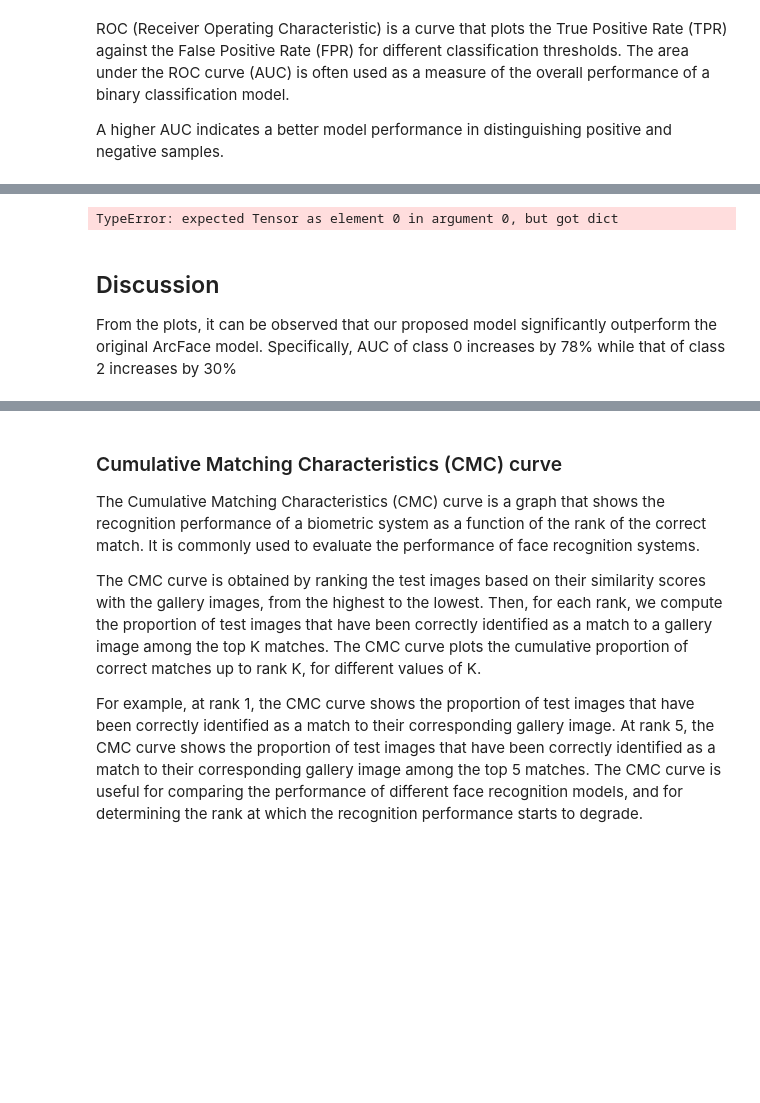
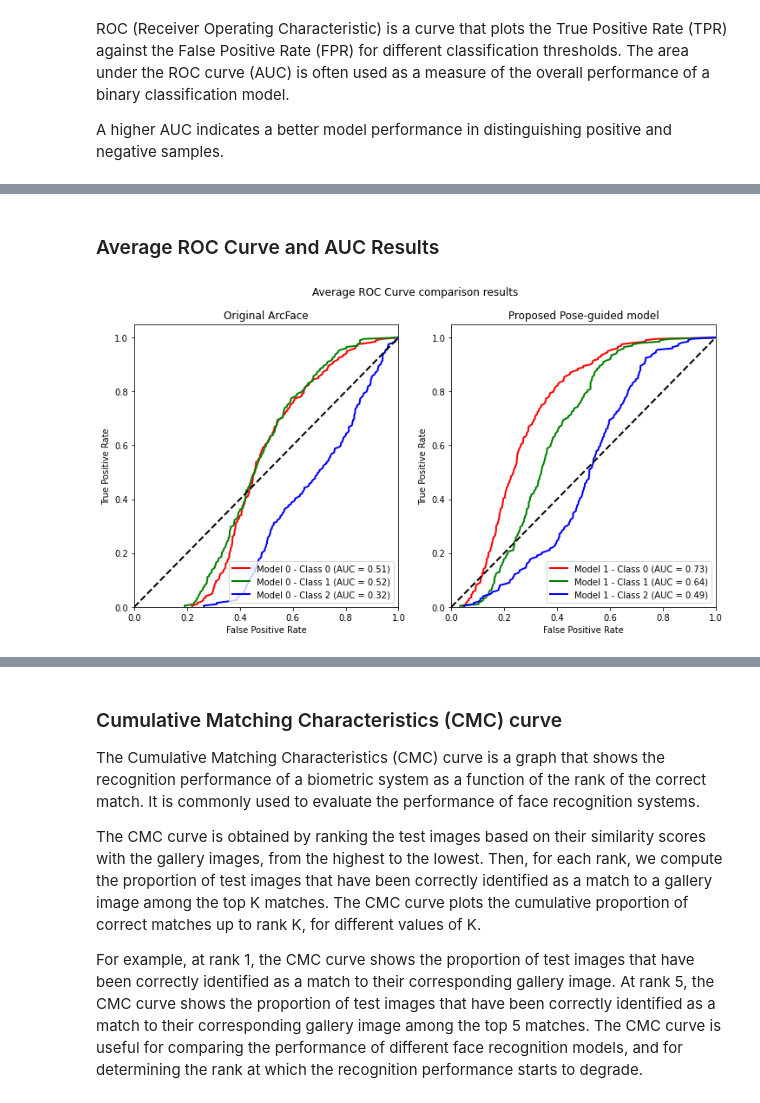
Before and after one commit to dustin-nguyen-qil/PoseGuided-ArcFace, a Jupyter notebook: evaluation.ipynb, the cells around one changed output, grey strips where cells are left out. Drawn from its saved outputs; the diff is of its cells as text; code cells hidden in the pictures; blank space fills up the shorter version.

```diff
--- a/evaluation.ipynb
+++ b/evaluation.ipynb
@@ -180,9 +96,0 @@ for fold, (test_embs_original, test_embs_poseguided) in enumerate(zip(
-# %%
-embeddings_per_person = {}
-
-for item in test_embeddings_without_pose:
-    label = item['label']
-    if label not in embeddings_per_person:
-        embeddings_per_person[label] = [item['embedding']]
-    else:
-        embeddings_per_person[label].append(item['embedding'])
@@ -225,11 +97,60 @@ for elem in test_embeddings_after_retrain_with_pose:
-# %%
-# Concatenate embeddings and labels
-test_embeddings_without_pose = torch.cat(test_embeddings_without_pose).detach().cpu().numpy()
-test_embeddings_after_retrain_with_pose = torch.cat(test_embeddings_after_retrain_with_pose).detach().cpu().numpy()
-test_labels = np.array(test_labels)
-# %% [output]
-TypeError: expected Tensor as element 0 in argument 0, but got dict
-# %% [markdown]
-## Discussion
-
-From the plots, it can be observed that our proposed model significantly outperform the original ArcFace model. Specifically, AUC of class 0 increases by 78% while that of class 2 increases by 30%
+# %% [markdown]
+### Average ROC Curve and AUC Results
+# %%
+num_folds = 5
+num_classes = 3
+colors = ['red', 'green', 'blue']
+lw = 2
+
+num_points = 200
+
+fpr_arr = np.zeros((2, num_classes, num_points))
+tpr_arr = np.zeros((2, num_classes, num_points))
+roc_auc_arr = np.zeros((2, num_classes))
+
+for fold, (test_embs_original, test_embs_poseguided) in enumerate(zip(
+    test_embeddings_original.values(), test_embeddings_poseguided.values()
+)):
+    test_labels = np.array([item['label'] for item in test_embs_original])
+    test_embs_original_arr = np.array([item['embedding'].squeeze() for item in test_embs_original])
+    test_embs_poseguided_arr = np.array([item['embedding'].squeeze() for item in test_embs_poseguided])
+
+    for r, embeddings_set in enumerate([test_embs_original_arr, test_embs_poseguided_arr]):
+        fpr = {}
+        tpr = {}
+        roc_auc = {}
+        for i in range(num_classes):
+            fpr[f'model_{r}_class_{i}'], tpr[f'model_{r}_class_{i}'], _ = roc_curve(test_labels == i, embeddings_set[:, i])
+            roc_auc[f'model_{r}_class_{i}'] = auc(fpr[f'model_{r}_class_{i}'], tpr[f'model_{r}_class_{i}'])
+
+        for i in range(num_classes):
+            fpr_arr[r, i, :] += np.interp(np.linspace(0, 1, num_points), tpr[f"model_{r}_class_{i}"], fpr[f"model_{r}_class_{i}"])
+            tpr_arr[r, i, :] += np.linspace(0, 1, num_points)
+            roc_auc_arr[r, i] += roc_auc[f"model_{r}_class_{i}"]
+
+for r in range(2):
+    for i in range(num_classes):
+        fpr_arr[r, i, :] /= num_folds
+        tpr_arr[r, i, :] /= num_folds
+        roc_auc_arr[r, i] /= num_folds
+
+fig, axs = plt.subplots(1, 2, figsize=(12, 6))
+models = ['Original ArcFace', 'Proposed Pose-guided model']
+for r, ax in enumerate(axs.flat):
+    for i, color in enumerate(colors):
+        label = f'Model {r} - Class {i} (AUC = {roc_auc_arr[r, i]:.2f})'
+        ax.plot(fpr_arr[r, i, :], tpr_arr[r, i, :], color=color, lw=lw, label=label)
+
+    ax.plot([0, 1], [0, 1], 'k--', lw=lw)
+    ax.set_xlim([0.0, 1.0])
+    ax.set_ylim([0.0, 1.05])
+    ax.set_xlabel('False Positive Rate')
+    ax.set_ylabel('True Positive Rate')
+    ax.set_title(models[r])
+    ax.legend(loc="lower right")
+
+title = f'Average ROC Curve comparison results'
+fig.suptitle(title)
+plt.show()
+# %% [output]
+[figure, added]
```
Also changed, not shown: parts of 22 cells of this notebook, 40 other files.
